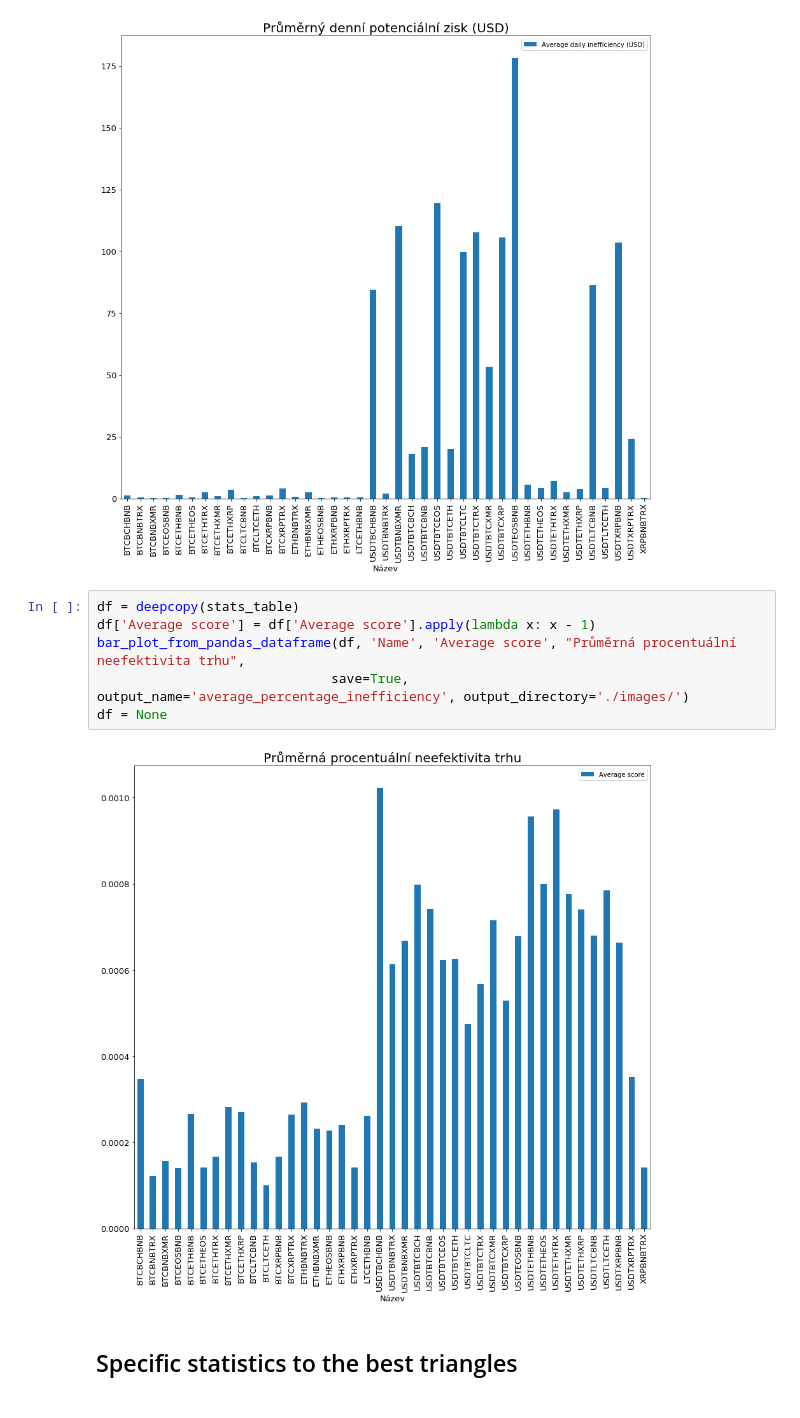
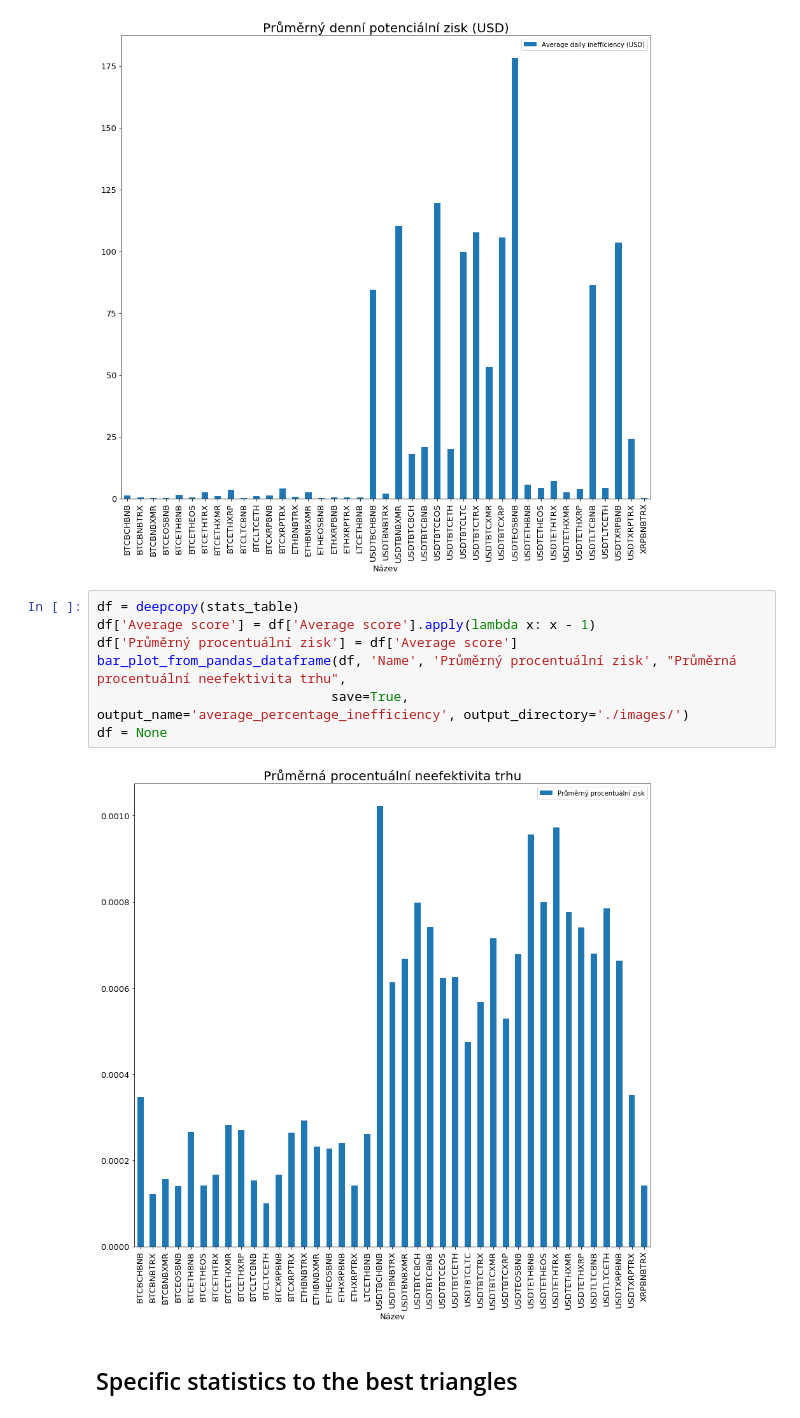
Before and after one commit to zidcenek/Arbitrage-Opportunities-in-Cryptocurrencies-, a Jupyter notebook: statistics/statistics.ipynb, the cells around one changed output. Saved outputs shown, nothing was run; the diff lists cells and outputs as text.

```diff
--- a/statistics/statistics.ipynb
+++ b/statistics/statistics.ipynb
@@ -1083,11 +1083,12 @@ bar_plot_from_pandas_dataframe(stats_table, 'Name', 'Average daily inefficiency
 # %%
 df = deepcopy(stats_table)
 df['Average score'] = df['Average score'].apply(lambda x: x - 1)
-bar_plot_from_pandas_dataframe(df, 'Name', 'Average score', "Průměrná procentuální neefektivita trhu",
+df['Průměrný procentuální zisk'] = df['Average score']
+bar_plot_from_pandas_dataframe(df, 'Name', 'Průměrný procentuální zisk', "Průměrná procentuální neefektivita trhu",
                               save=True, output_name='average_percentage_inefficiency', output_directory='./images/')
 df = None
 # %% [output]
-[figure, old version]
+[figure, new version]
 # %% [markdown]
 ## Specific statistics to the best triangles
 # %% [markdown]
```
Also changed, not shown: parts of 1 cell of this notebook, 1 other file.
